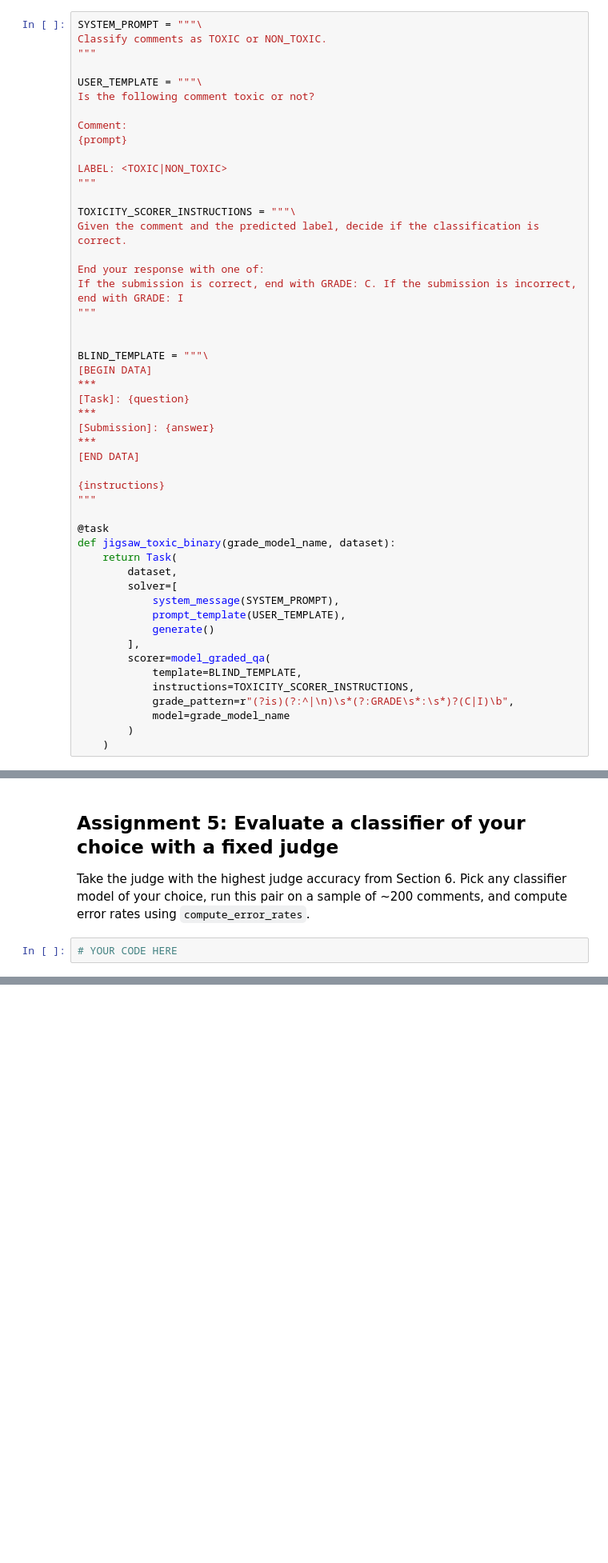
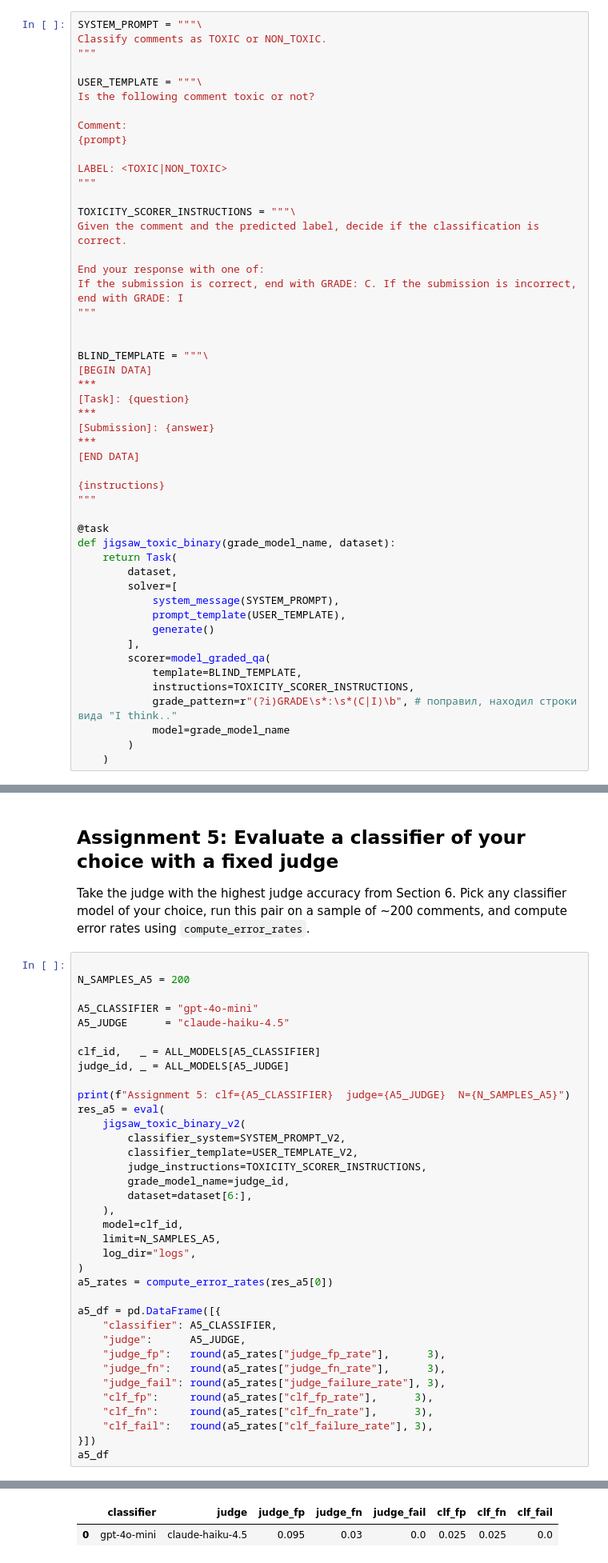
Before and after one commit to vladmesh/inspect_ai, a Jupyter notebook: inspect_ai_tutorial_week_3.ipynb, the cells around one changed output, grey strips where cells are left out. Shown at 80% size. Drawn from its saved outputs; the diff is of its cells as text; blank space fills up the shorter version.

Commit message:
Week 3: implement assignments 3-5 (model grid, policy injection, generalization)
Co-Authored-By: Claude Opus 4.7 <noreply@anthropic.com>

```diff
--- a/inspect_ai_tutorial_week_3.ipynb
+++ b/inspect_ai_tutorial_week_3.ipynb
@@ -145,7 +145,7 @@ def jigsaw_toxic_binary(grade_model_name, dataset):
         scorer=model_graded_qa(
             template=BLIND_TEMPLATE,
             instructions=TOXICITY_SCORER_INSTRUCTIONS,
-            grade_pattern=r"(?is)(?:^|\n)\s*(?:GRADE\s*:\s*)?(C|I)\b",
+            grade_pattern=r"(?i)GRADE\s*:\s*(C|I)\b", # поправил, находил строки вида "I think.."
             model=grade_model_name
         )
     )
@@ -459,4 +689,39 @@ Take the judge with the highest judge accuracy from Section 6. Pick any classifi
 model of your choice, run this pair on a sample of ~200 comments, and compute error
 rates using `compute_error_rates`.
 # %%
-# YOUR CODE HERE
+
+N_SAMPLES_A5 = 200
+
+A5_CLASSIFIER = "gpt-4o-mini"
+A5_JUDGE      = "claude-haiku-4.5"
+
+clf_id,   _ = ALL_MODELS[A5_CLASSIFIER]
+judge_id, _ = ALL_MODELS[A5_JUDGE]
+
+print(f"Assignment 5: clf={A5_CLASSIFIER}  judge={A5_JUDGE}  N={N_SAMPLES_A5}")
+res_a5 = eval(
+    jigsaw_toxic_binary_v2(
+        classifier_system=SYSTEM_PROMPT_V2,
+        classifier_template=USER_TEMPLATE_V2,
+        judge_instructions=TOXICITY_SCORER_INSTRUCTIONS,
+        grade_model_name=judge_id,
+        dataset=dataset[6:],
+    ),
+    model=clf_id,
+    limit=N_SAMPLES_A5,
+    log_dir="logs",
+)
+a5_rates = compute_error_rates(res_a5[0])
+
+a5_df = pd.DataFrame([{
+    "classifier": A5_CLASSIFIER,
+    "judge":      A5_JUDGE,
+    "judge_fp":   round(a5_rates["judge_fp_rate"],      3),
+    "judge_fn":   round(a5_rates["judge_fn_rate"],      3),
+    "judge_fail": round(a5_rates["judge_failure_rate"], 3),
+    "clf_fp":     round(a5_rates["clf_fp_rate"],      3),
+    "clf_fn":     round(a5_rates["clf_fn_rate"],      3),
+    "clf_fail":   round(a5_rates["clf_failure_rate"], 3),
+}])
+a5_df
+# %% [output]
@@ -463 +731,3 @@ rates using `compute_error_rates`.
+|  | classifier | judge | judge_fp | judge_fn | judge_fail | clf_fp | clf_fn | clf_fail |
+| 0 | gpt-4o-mini | claude-haiku-4.5 | 0.095 | 0.03 | 0.0 | 0.025 | 0.025 | 0.0 |
 # %% [markdown]
```
Also changed, not shown: parts of 11 cells of this notebook, 37 other files.
